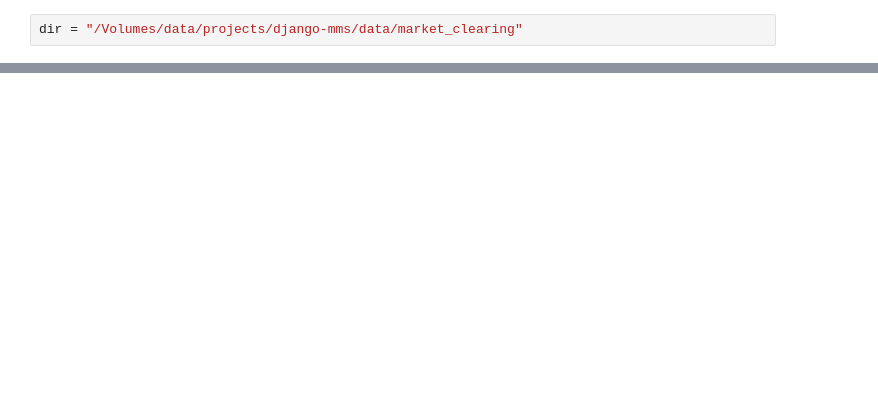
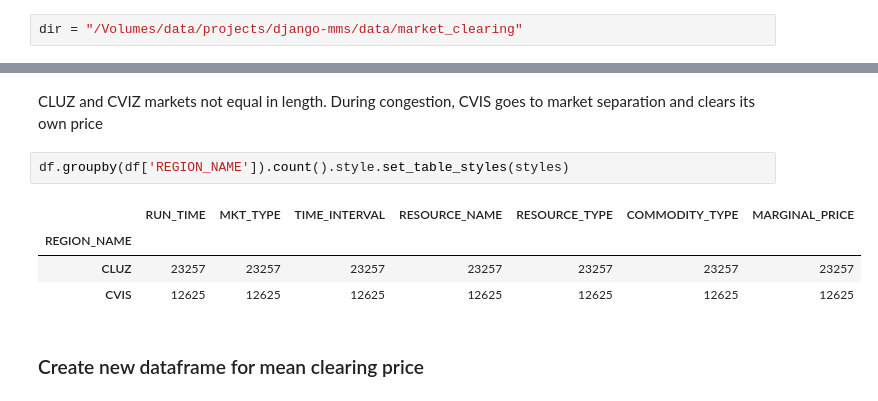
Before and after one commit to emmandecena/jpbook, a Jupyter notebook: book/_build/html/_sources/docs/datasets/philenergy/dataclearingprice.ipynb, the cells around one changed output, grey strips where cells are left out. Saved outputs shown, nothing was run; the diff lists cells and outputs as text; blank space fills up the shorter version.

```diff
--- a/book/_build/html/_sources/docs/datasets/philenergy/dataclearingprice.ipynb
+++ b/book/_build/html/_sources/docs/datasets/philenergy/dataclearingprice.ipynb
@@ -29,0 +84,11 @@ dir = "/Volumes/data/projects/django-mms/data/market_clearing"
+# %% [markdown]
+CLUZ and CVIZ markets not equal in length. During congestion, CVIS goes to market separation and clears its own price
+# %%
+df.groupby(df['REGION_NAME']).count().style.set_table_styles(styles)
+# %% [output]
+|  | RUN_TIME | MKT_TYPE | TIME_INTERVAL | RESOURCE_NAME | RESOURCE_TYPE | COMMODITY_TYPE | MARGINAL_PRICE |
+| REGION_NAME |  |  |  |  |  |  |  |
+| CLUZ | 23257 | 23257 | 23257 | 23257 | 23257 | 23257 | 23257 |
+| CVIS | 12625 | 12625 | 12625 | 12625 | 12625 | 12625 | 12625 |
+# %% [markdown]
+### Create new dataframe for mean clearing price
```
Also changed, not shown: parts of 25 cells of this notebook, 16 other files.
